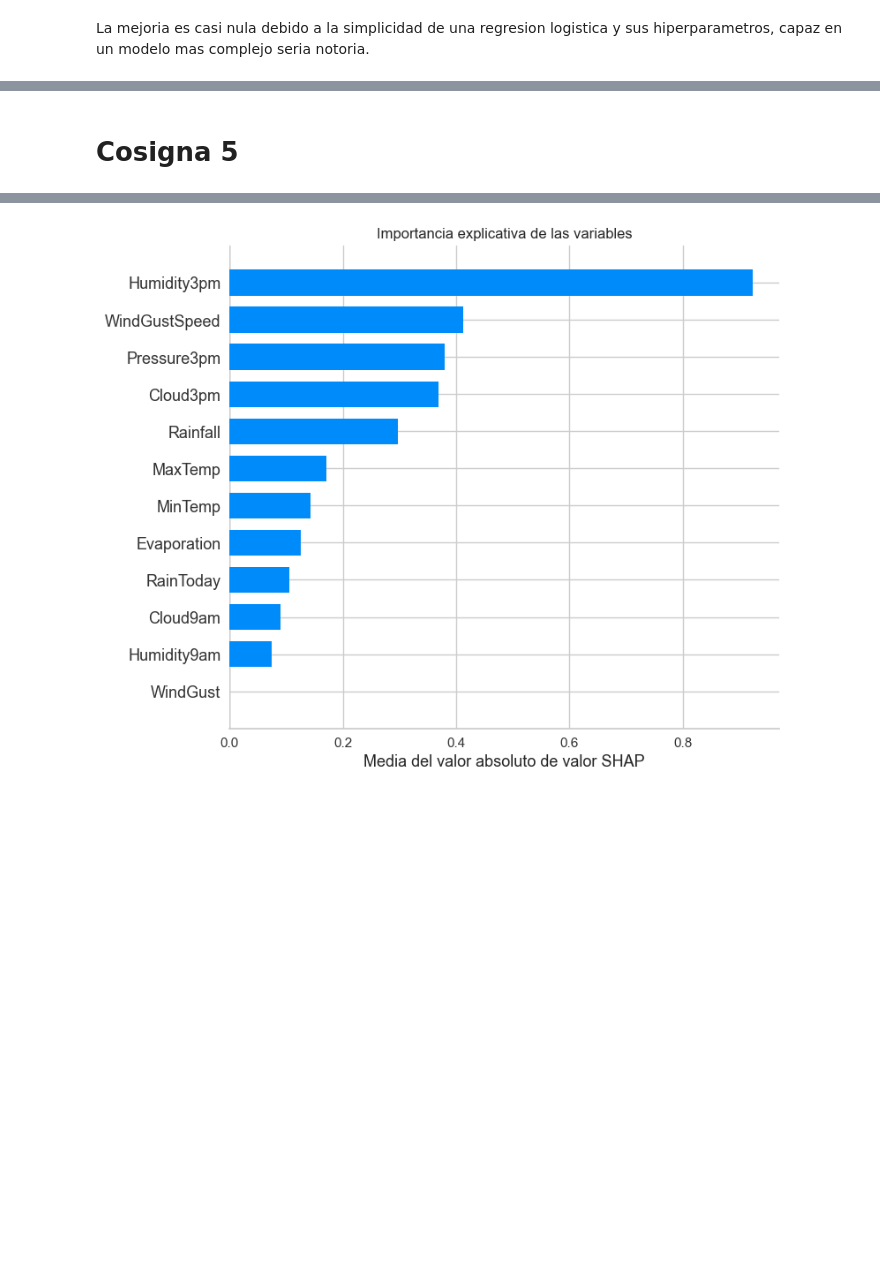
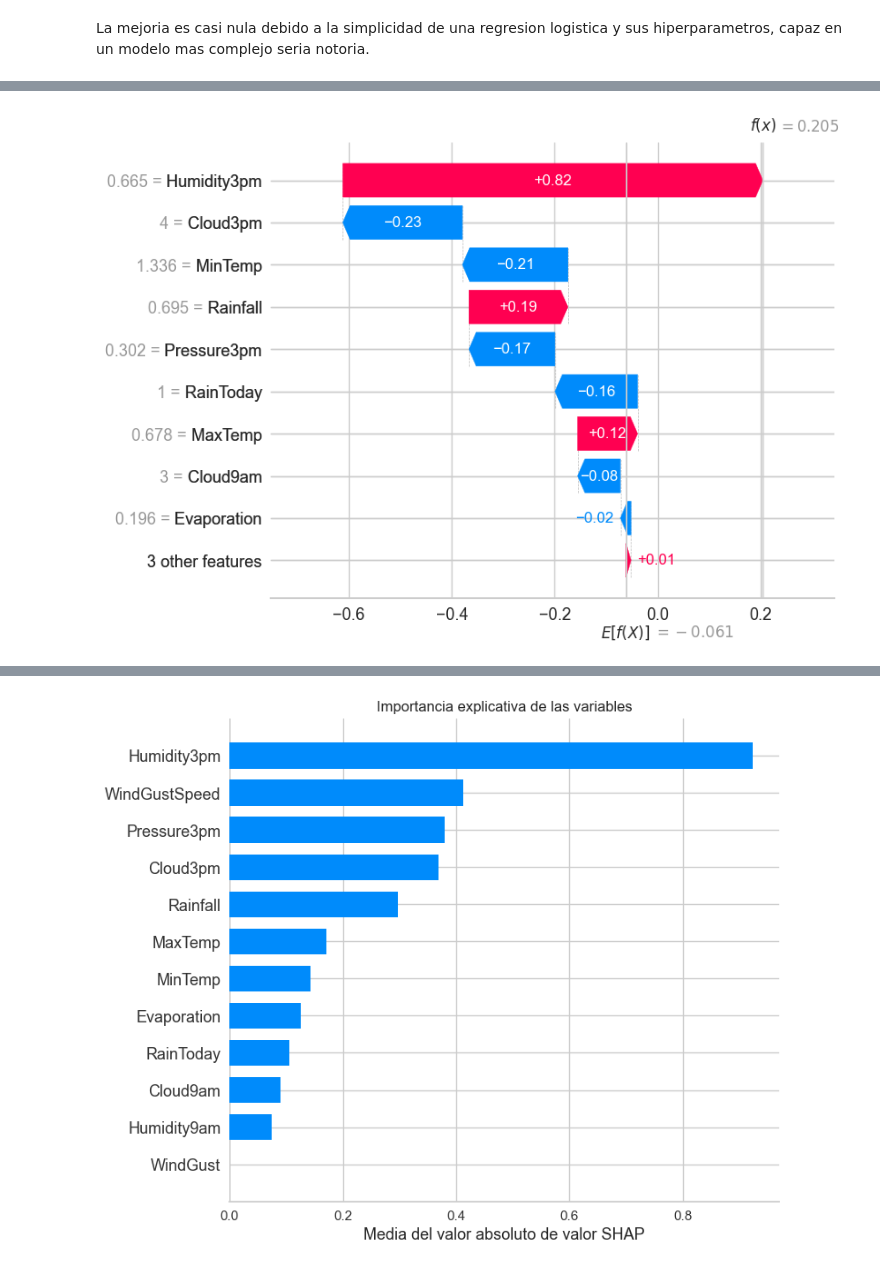
Before and after one commit to iairborgo/AA1-TUIA-Borgo-Nardi-Nardi, a Jupyter notebook: TP-clasificacion-AA1.ipynb, the cells around one changed output, grey strips where cells are left out. Drawn from its saved outputs; the diff is of its cells as text; code cells hidden in the pictures; blank space fills up the shorter version.

```diff
--- a/TP-clasificacion-AA1.ipynb
+++ b/TP-clasificacion-AA1.ipynb
@@ -668,5 +692,15 @@ logreg_cv.fit(X_train, y_train)
 y_pred_cv = logreg_cv.predict(X_test)
 explainer = shap.Explainer(logreg_cv, X_train)
 shap_values = explainer(X_test)
-# %% [markdown]
-# Cosigna 5
+# %%
+index=58
+# %%
+feature_names=X_test.columns.values
+# %%
+explanation = shap.Explanation(values=shap_values[index],
+                               base_values=explainer.expected_value, # se muestra como un punto de partida específico para la instancia seleccionada
+                               feature_names=feature_names)
+# %%
+shap.plots.waterfall(explanation)
+# %% [output]
+[figure, added]
```
Also changed, not shown: parts of 19 cells of this notebook.
